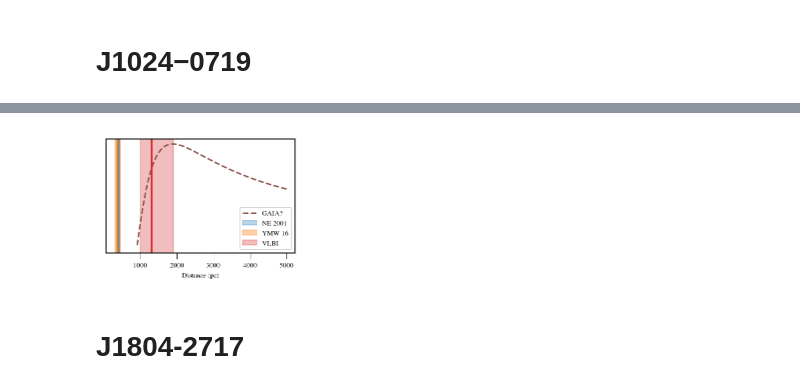
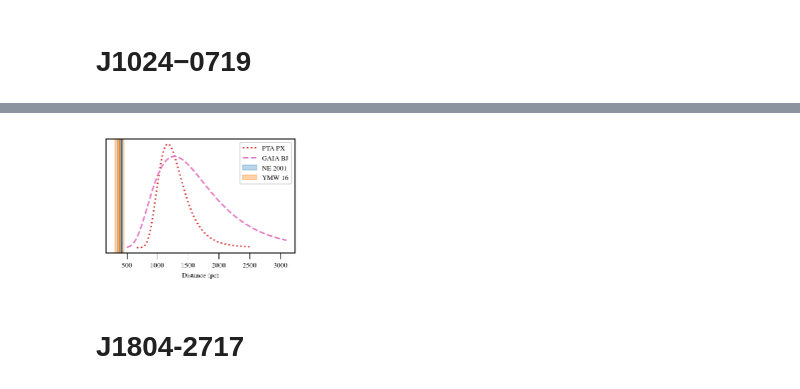
Before and after one commit to ChiaraMingarelli/gaia_pulsars, a Jupyter notebook: codes/pulsar_dist_figs.ipynb, the cells around one changed output, grey strips where cells are left out. Saved outputs shown, nothing was run; the diff lists cells and outputs as text; code cells hidden in the pictures.

```diff
--- a/codes/pulsar_dist_figs.ipynb
+++ b/codes/pulsar_dist_figs.ipynb
@@ -147 +187,10 @@ gx1012 = np.linspace(0.6, 5, 1000)
 dist_gaia1012 = norm(1.3259, 0.4142)
+# %%
+# Corrected Bailer-Jones distance estimate
+# r_est	r_lo	r_hi
+# 734.400211678976	549.321414392381	1064.06493890205
+# Corrected Bailer-Jones distance estimate
+dist_BJ_1012 = np.linspace(.4, 2.0, 1000)
+bj_1012 = []
+for r in dist_BJ_1012:
+    bj_1012.append(pOfR(r,1.3259,0.4142,0.357583510161317))
@@ -192 +257,15 @@ gx1024 = np.linspace(0.2,1.1, 1000)
 dist_gaia1024 = norm(0.5288, 0.4259)
+# %%
+# parallax distance measurement
+# 0.85524949720672699275, 0.14638523179025333953
+px1024 = np.linspace(0.4,1.6, 1000)
+dist_px1024 = norm(0.85524949720672699275, 0.14638523179025333953)
+# %%
+# Corrected Bailer-Jones distance estimate, BIG DIFFERENCE HERE
+# r_est	r_lo	r_hi, r_len = 425.767399303625, 0.5288, 0.4259
+#1272.43244550383	874.816097347358	1954.594355484
+# Corrected Bailer-Jones distance estimate
+dist_BJ_1024 = np.linspace(.5, 3.1, 1000)
+bj_1024 = []
+for r in dist_BJ_1024:
+    bj_1024.append(pOfR(r,0.5288, 0.4259,0.425767399303625))
@@ -193,28 +277,35 @@ dist_gaia1024 = norm(0.5288, 0.4259)
+# %%
+norm_1024 = sp.integrate.quad(pOfR, .5, 3.1, args=(0.5288, 0.4259,0.425767399303625))
 # %%
 fig, ax1 = plt.subplots()
 
 # DM NE 2001 model
 ax1.axvspan(d_DM_NE_1024 - eminus_DM_NE_1024, d_DM_NE_1024+ eplus_DM_NE_1024, alpha=0.3, color = "C0", label = "NE 2001")
 plt.axvline(d_DM_NE_1012, ymin=0, ymax=1, color = "C0")
 
 # DM YMW16 model
 ax1.axvspan(d_DM_YMW_1024*.8, d_DM_YMW_1024*1.2, alpha=0.35, color = "C1", label = "YMW 16")
 plt.axvline(d_DM_YMW_1024, ymin=0, ymax=1, color = "C1")
 
 # GAIA distance, to be updated
-plt.plot(1/gx1024*1000, dist_gaia1024.pdf(gx1024), label = "GAIA?", color = "C5", linestyle='dashed')
+#plt.plot(1/gx1024*1000, dist_gaia1024.pdf(gx1024), label = "GAIA?", color = "C5", linestyle='dashed')
 
-# VLBI measurements
-ax1.axvspan(d_pi_PTA_1024 - eminus_pi_PTA_1024, d_pi_PTA_1024 + eplus_pi_PTA_1024, alpha=0.3, color = "C3", label = "VLBI")
-plt.axvline(d_pi_PTA_1024, ymin=0, ymax=1, color = "C3")
+# PX measurements
+#ax1.axvspan(d_pi_PTA_1024 - eminus_pi_PTA_1024, d_pi_PTA_1024 + eplus_pi_PTA_1024, alpha=0.3, color = "C3", label = "VLBI")
+#plt.axvline(d_pi_PTA_1024, ymin=0, ymax=1, color = "C3")
+plt.plot(1/px1024*1000, dist_px1024.pdf(px1024), label = "PTA PX", color = "C3", linestyle='dotted')
+
+plt.plot(dist_BJ_1024*1000, np.array(bj_1024)*3/norm_1024[0], label = "GAIA BJ", color = "C6", linestyle='dashed')
+
+
 
 ax1.set_yticklabels([])
 plt.yticks([])
 plt.xlabel("Distance (pc)")
 plt.legend()
-plt.savefig("J1024_distances.pdf")
+#plt.savefig("J1024_distances_wbj.pdf")
 # %% [output]
-[figure, old version]
+[figure, new version]
 # %% [markdown]
 # J1804-2717
 # %%
```
Also changed, not shown: parts of 50 cells of this notebook, 1 other file.
